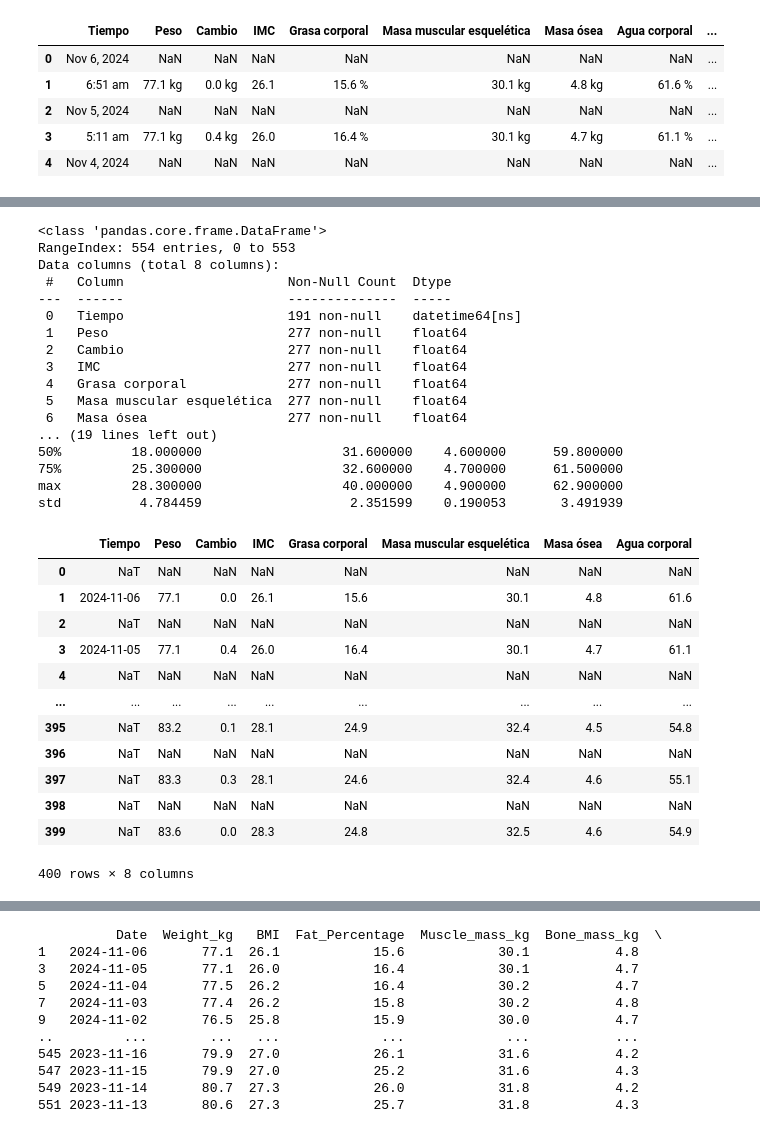
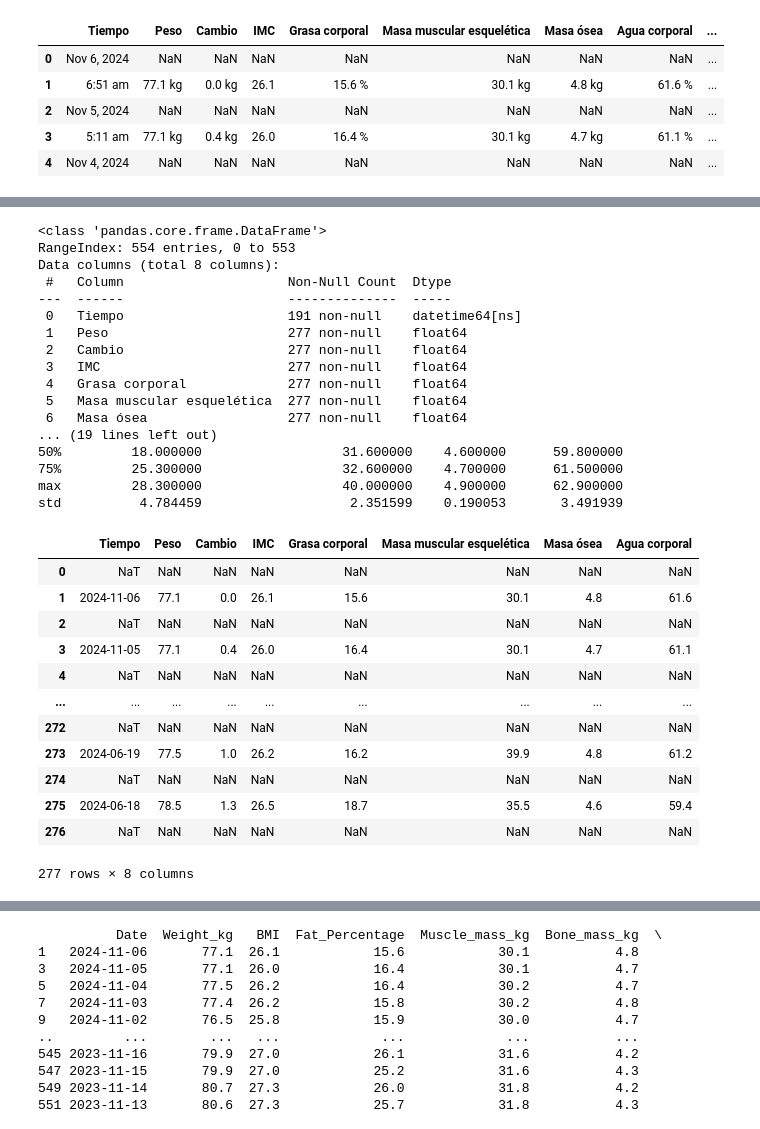
Before and after one commit to MikelTelo/dsft2409_mikeltelo, a Jupyter notebook: PROJECTS/eda_gym_members/eda_mta_3.ipynb, the cells around one changed output, grey strips where cells are left out. Drawn from its saved outputs; the diff is of its cells as text; code cells hidden in the pictures.

```diff
--- a/PROJECTS/eda_gym_members/eda_mta_3.ipynb
+++ b/PROJECTS/eda_gym_members/eda_mta_3.ipynb
@@ -160,40 +161,40 @@ for col in columns_to_convert:
     df5[col] = clean_and_convert(df5[col])  # Apply cleaning and conversion
 
 # Show the resulting DataFrame
 print(df5.info())
 print(df5.describe())
-df5.head(400)
+df5.head(277)
 # %% [output]
 <class 'pandas.core.frame.DataFrame'>
 RangeIndex: 554 entries, 0 to 553
 Data columns (total 8 columns):
  #   Column                     Non-Null Count  Dtype
 ---  ------                     --------------  -----
  0   Tiempo                     191 non-null    datetime64[ns]
  1   Peso                       277 non-null    float64
  2   Cambio                     277 non-null    float64
  3   IMC                        277 non-null    float64
  4   Grasa corporal             277 non-null    float64
  5   Masa muscular esquelética  277 non-null    float64
  6   Masa ósea                  277 non-null    float64
 ... (19 lines left out)
 50%         18.000000                  31.600000    4.600000      59.800000
 75%         25.300000                  32.600000    4.700000      61.500000
 max         28.300000                  40.000000    4.900000      62.900000
 std          4.784459                   2.351599    0.190053       3.491939
 |  | Tiempo | Peso | Cambio | IMC | Grasa corporal | Masa muscular esquelética | Masa ósea | Agua corporal |
 | 0 | NaT | NaN | NaN | NaN | NaN | NaN | NaN | NaN |
 | 1 | 2024-11-06 | 77.1 | 0.0 | 26.1 | 15.6 | 30.1 | 4.8 | 61.6 |
 | 2 | NaT | NaN | NaN | NaN | NaN | NaN | NaN | NaN |
 | 3 | 2024-11-05 | 77.1 | 0.4 | 26.0 | 16.4 | 30.1 | 4.7 | 61.1 |
 | 4 | NaT | NaN | NaN | NaN | NaN | NaN | NaN | NaN |
 | ... | ... | ... | ... | ... | ... | ... | ... | ... |
-| 395 | NaT | 83.2 | 0.1 | 28.1 | 24.9 | 32.4 | 4.5 | 54.8 |
-| 396 | NaT | NaN | NaN | NaN | NaN | NaN | NaN | NaN |
-| 397 | NaT | 83.3 | 0.3 | 28.1 | 24.6 | 32.4 | 4.6 | 55.1 |
-| 398 | NaT | NaN | NaN | NaN | NaN | NaN | NaN | NaN |
-| 399 | NaT | 83.6 | 0.0 | 28.3 | 24.8 | 32.5 | 4.6 | 54.9 |
+| 272 | NaT | NaN | NaN | NaN | NaN | NaN | NaN | NaN |
+| 273 | 2024-06-19 | 77.5 | 1.0 | 26.2 | 16.2 | 39.9 | 4.8 | 61.2 |
+| 274 | NaT | NaN | NaN | NaN | NaN | NaN | NaN | NaN |
+| 275 | 2024-06-18 | 78.5 | 1.3 | 26.5 | 18.7 | 35.5 | 4.6 | 59.4 |
+| 276 | NaT | NaN | NaN | NaN | NaN | NaN | NaN | NaN |
-400 rows × 8 columns
+277 rows × 8 columns
 # %%
 # Delete rows that contain NaN
 df5 = df5.dropna()
```
Also changed, not shown: parts of 2 cells of this notebook.
